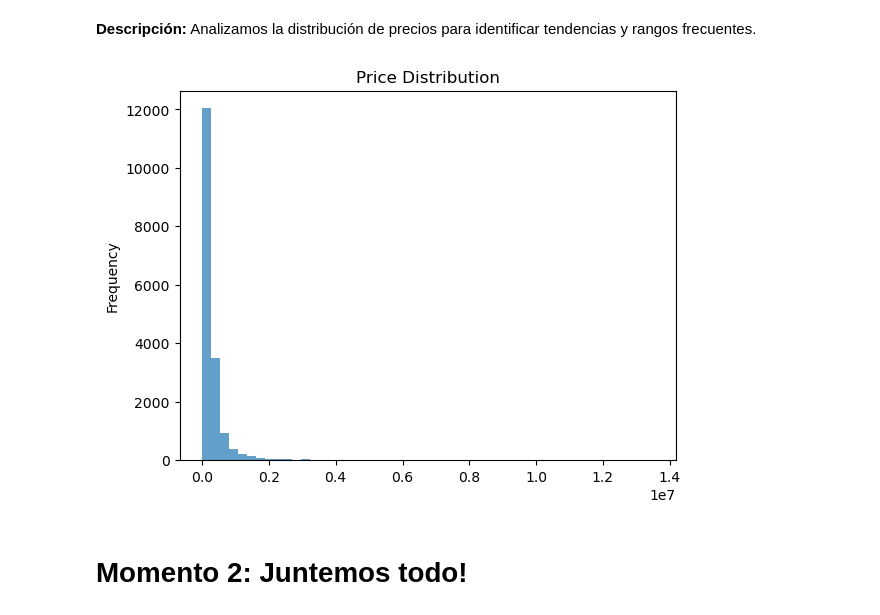
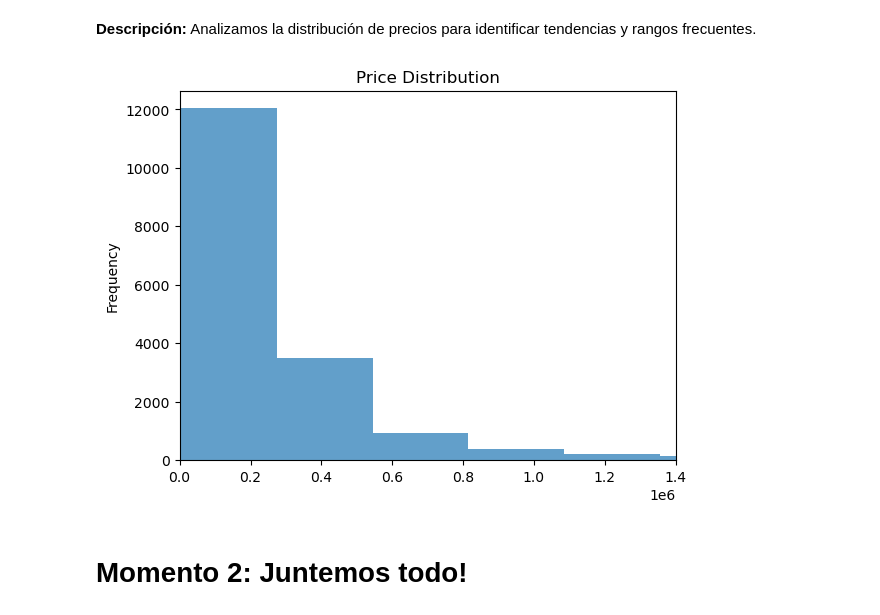
Before and after one commit to ljpiere/data_python_classes, a Jupyter notebook: DA/Webinar 7 - Sprint 4 - Graficas matplotlib/Webinar7_Sp4_Md1-3.ipynb, the cells around one changed output. Saved outputs shown, nothing was run; the diff lists cells and outputs as text; code cells hidden in the pictures.

```diff
--- a/DA/Webinar 7 - Sprint 4 - Graficas matplotlib/Webinar7_Sp4_Md1-3.ipynb
+++ b/DA/Webinar 7 - Sprint 4 - Graficas matplotlib/Webinar7_Sp4_Md1-3.ipynb
@@ -173,14 +248,15 @@ plt.show()
 # %%
 properati_data['price_aprox_usd'].plot(
     kind='hist',
     bins=50,
     alpha=0.7,
     title='Price Distribution',
-    ylabel='Frequency'
+    ylabel='Frequency',
+    xlim=[0,1400000]
 )
 plt.show()
 # %% [output]
-[figure, old version]
+[figure, new version]
 # %% [markdown]
 # **Momento 2: Juntemos todo!**
 # %% [markdown]
```
Also changed, not shown: parts of 26 cells of this notebook, 2 other files.
